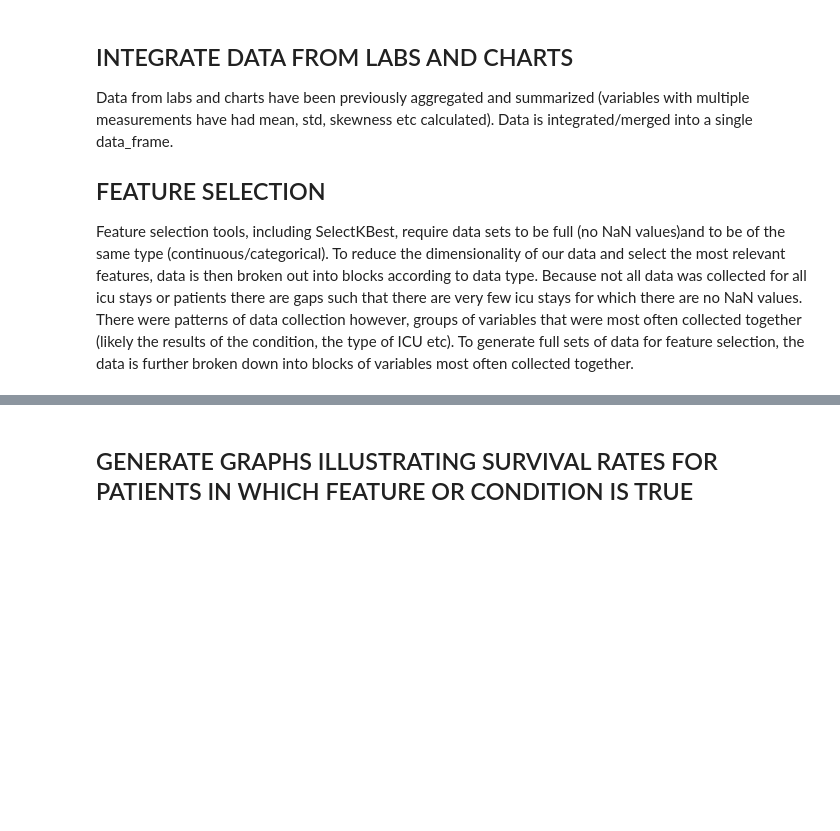
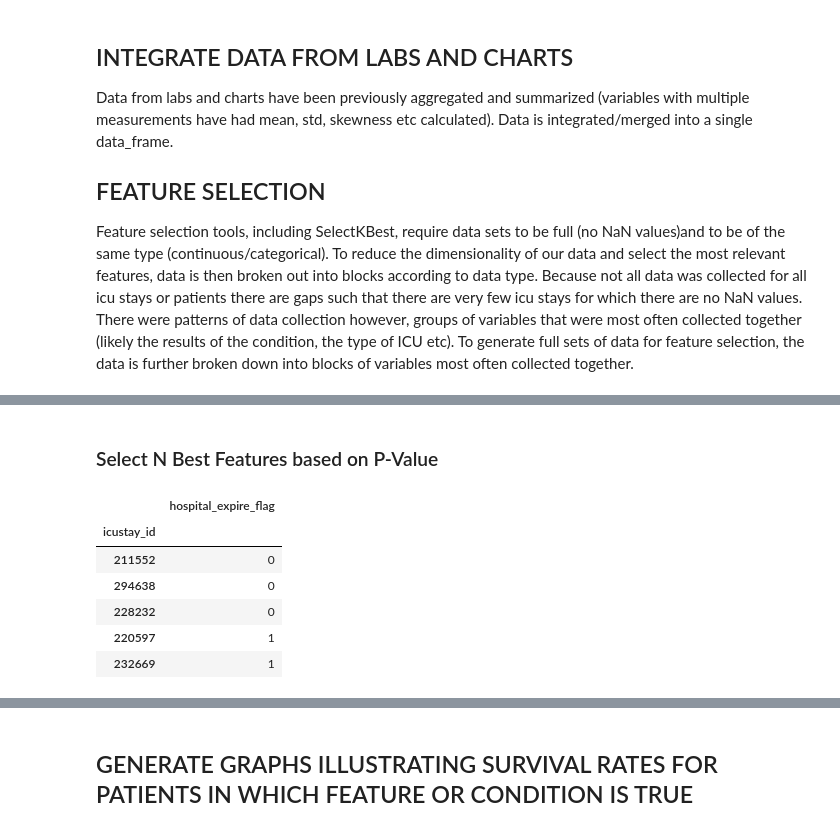
Before and after one commit to RJBeetel3/icu-data-exploration, a Jupyter notebook: icu_mortality_prediction/icu_mortality_prediction/notebooks/ICU_MORTALITY_FIRST24.ipynb, the cells around one changed output, grey strips where cells are left out. Drawn from its saved outputs; the diff is of its cells as text; code cells hidden in the pictures; blank space fills up the shorter version.

```diff
--- a/icu_mortality_prediction/icu_mortality_prediction/notebooks/ICU_MORTALITY_FIRST24.ipynb
+++ b/icu_mortality_prediction/icu_mortality_prediction/notebooks/ICU_MORTALITY_FIRST24.ipynb
@@ -107,5 +139,17 @@ all_scores
+# %% [markdown]
+### Select N Best Features based on P-Value
 # %%
 top_scores = list(all_scores.head(num_features).index)
+# %%
+outcomes.head()
+# %% [output]
+|  | hospital_expire_flag |
+| icustay_id |  |
+| 211552 | 0 |
+| 294638 | 0 |
+| 228232 | 0 |
+| 220597 | 1 |
+| 232669 | 1 |
 # %%
 # display("all scores")
 # display(all_scores)
```
Also changed, not shown: parts of 17 cells of this notebook.
